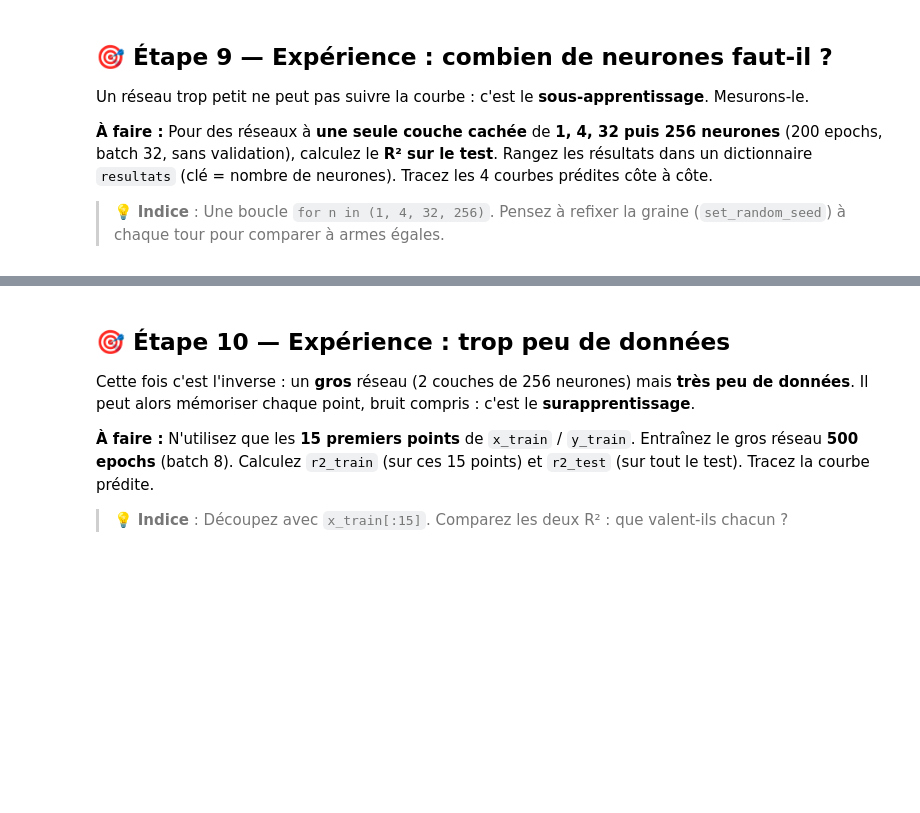
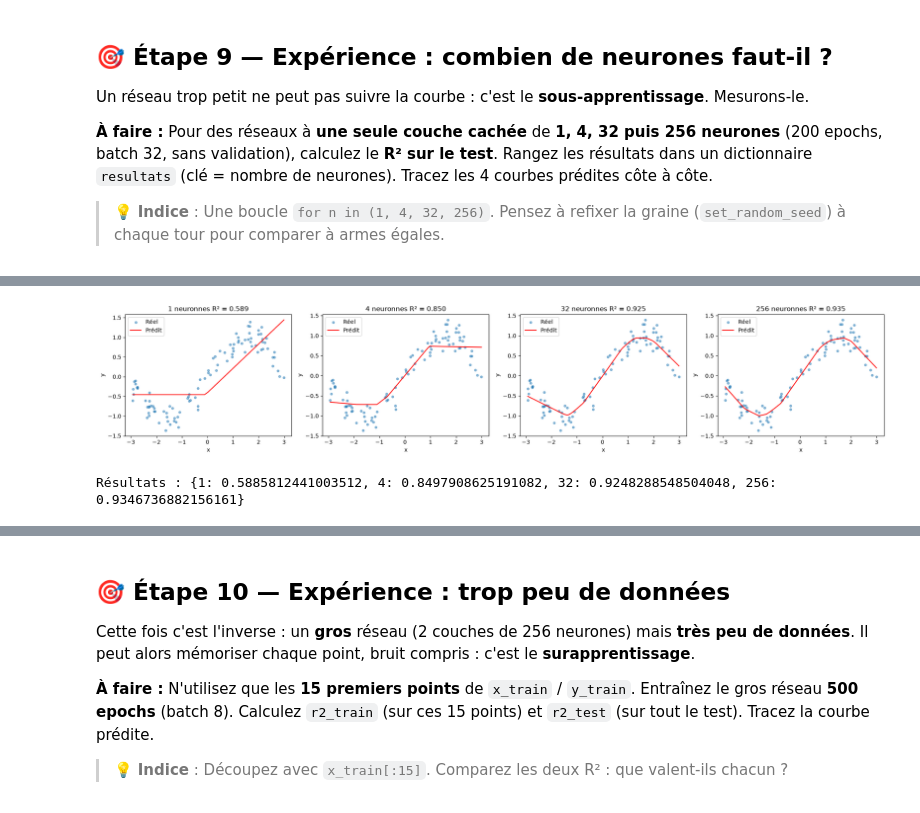
Before and after one commit to indidi01/reseaux_de_neurones_concevoir_evaluer_optimiser_alleger_et_preparer_du_texte, a Jupyter notebook: ENONCES/tp1_regression.ipynb, the cells around one changed output, grey strips where cells are left out. Saved outputs shown, nothing was run; the diff lists cells and outputs as text; code cells hidden in the pictures; blank space fills up the shorter version.

```diff
--- a/ENONCES/tp1_regression.ipynb
+++ b/ENONCES/tp1_regression.ipynb
@@ -89,3 +190,12 @@ Un **epoch** est un passage complet sur les données d'apprentissage. On met aus
 > 💡 **Indice** : `model.fit(...)` renvoie un objet « historique ». Cherchez les arguments `epochs`, `batch_size`, `validation_split`, `verbose`.
 # %%
 # TODO : entraîner modele et stocker le résultat dans histoire
+
+histoire = modele.fit(
+    x_train,
+    y_train,
+    epochs=200,
+    batch_size=32,
+    validation_split=0.2,
+    verbose=0
+)
@@ -118,3 +244,12 @@ Sur le test, trois chiffres complémentaires :
 > 💡 **Indice** : `model.predict(...)` renvoie un tableau à 2 dimensions : `.ravel()` le met à plat. `mean_absolute_error`, `r2_score`, `np.sqrt`, `np.mean`.
 # %%
 # TODO : calculer y_pred, r2_reseau, mae, rmse
+y_pred = modele.predict(x_test).ravel()
+r2_reseau = r2_score(y_test, y_pred)
+mae = mean_absolute_error(y_test, y_pred)
+rmse = np.sqrt(np.mean((y_test - y_pred) ** 2))
+
+print(f"R² régression linéaire: {r2_lineaire:.4f}")
+print(f"R² réseau de neurones : {r2_reseau:.4f}")
+print(f"MAE                   : {mae:.4f}")
+print(f"RMSE                  : {rmse:.4f}")
@@ -141,3 +286,52 @@ Un réseau trop petit ne peut pas suivre la courbe : c'est le **sous-apprentissa
 # %%
 resultats = {}
 # TODO : boucle sur 1, 4, 32, 256 neurones
+
+fig, axes = plt.subplots(1, 4, figsize=(20, 4))
+
+indices = np.argsort(x_test.ravel())
+x_trie = x_test[indices]
+y_trie = y_test[indices]
+
+for ax, n in zip(axes, (1, 4, 32, 256)):
+
+    keras.utils.set_random_seed(42)
+
+    modele_n = keras.Sequential([
+        layers.Input(shape=(1,)),
+        layers.Dense(n, activation="relu"),
+        layers.Dense(1)
+    ])
+
+    modele_n.compile(
+        optimizer="adam",
+        loss="mse"
+    )
+
+    modele_n.fit(
+        x_train,
+        y_train,
+        epochs=200,
+        batch_size=32,
+        verbose=0
+    )
+
+    y_pred = modele_n.predict(x_test, verbose=0).ravel()
+
+    r2 = r2_score(y_test, y_pred)
+
+    resultats[n] = r2
+
+    ax.scatter(x_test.ravel(), y_test, s=15, alpha=0.5, label="Réel")
+    ax.plot(x_trie.ravel(), y_pred[indices], color="red", label="Prédit")
+
+    ax.set_title(f"{n} neuronnes R² = {r2:.3f}")
+    ax.set_xlabel("x")
+    ax.set_ylabel("y")
+    ax.legend()
+
+plt.tight_layout()
+plt.show()
+
+print("Résultats :", resultats)
+# %% [output]
@@ -144,3 +340,5 @@ resultats = {}
+[figure, added]
+Résultats : {1: 0.5885812441003512, 4: 0.8497908625191082, 32: 0.9248288548504048, 256: 0.9346736882156161}
 # %%
 # ✅ Contrôle (ne pas modifier)
 controle(len(resultats) == 4 and resultats[1] < resultats[32], 'Un seul neurone fait moins bien que 32', 'Attendu 4 résultats, avec R² de 1 neurone < R² de 32 neurones')
```
Also changed, not shown: parts of 26 cells of this notebook, 1 other file.
